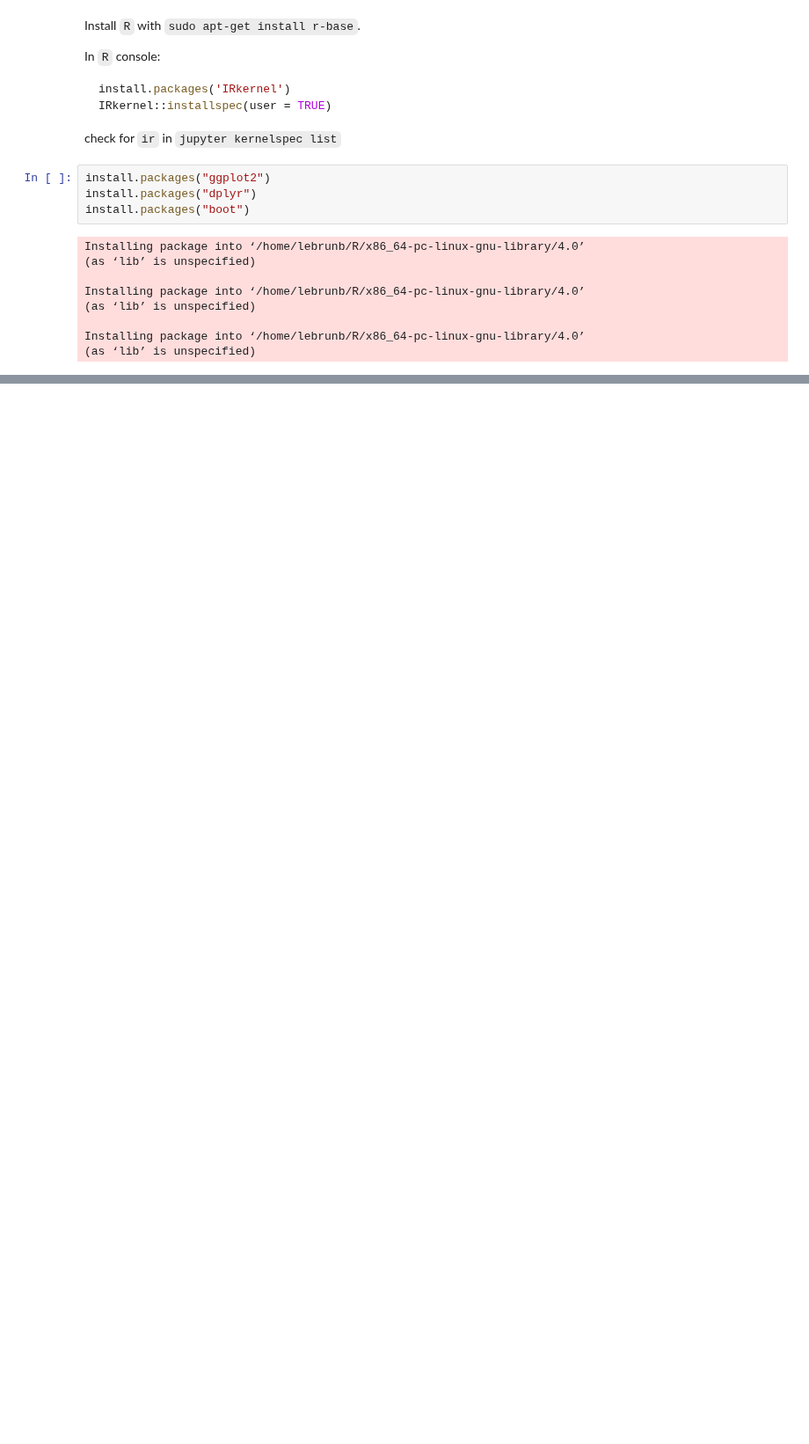
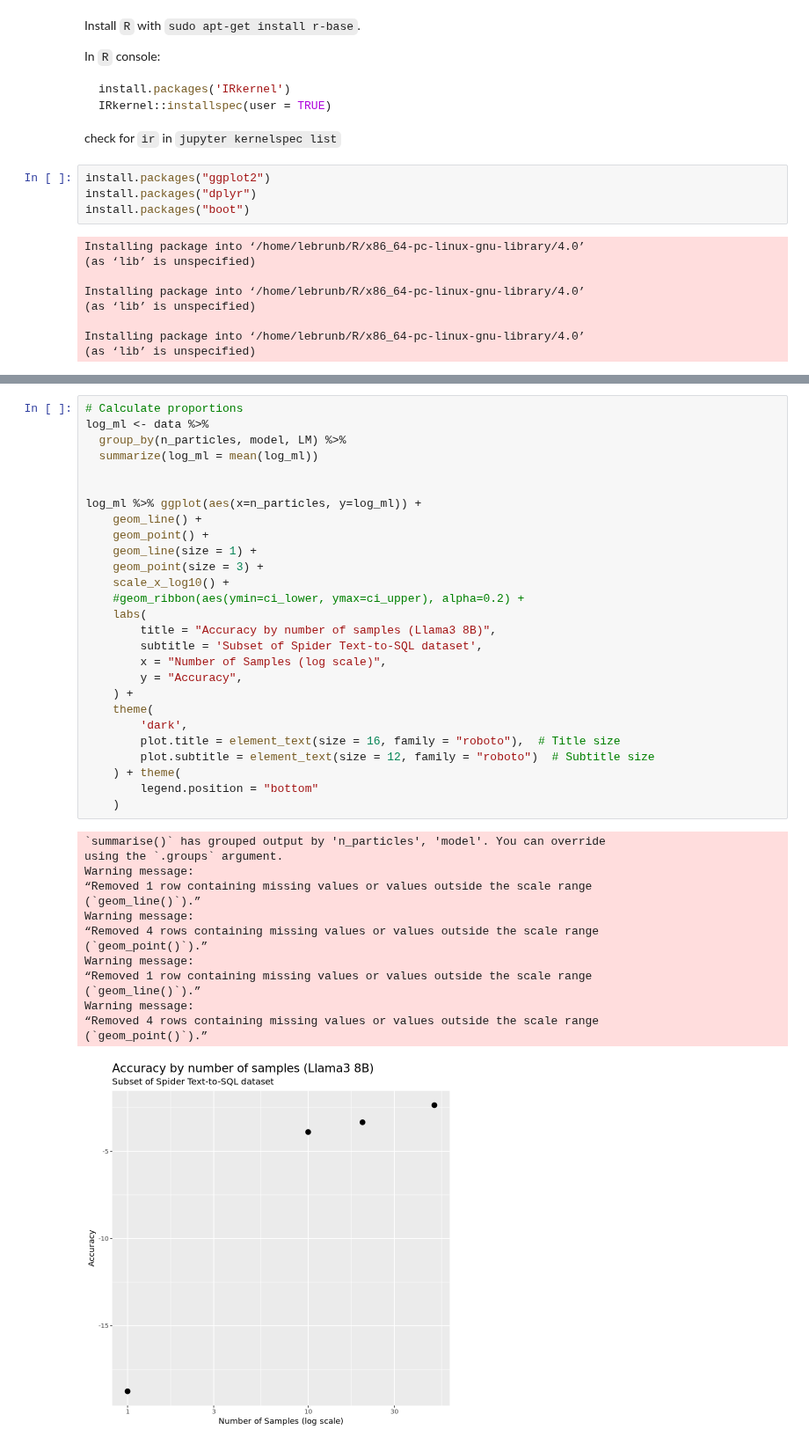
Before and after one commit to chi-collective/genparse, a Jupyter notebook: bench/ben_experiments/spider_subset/analysis/analysis.ipynb, the cells around one changed output, grey strips where cells are left out. Shown at 88% size. Drawn from its saved outputs; the diff is of its cells as text; blank space fills up the shorter version.

```diff
--- a/bench/ben_experiments/spider_subset/analysis/analysis.ipynb
+++ b/bench/ben_experiments/spider_subset/analysis/analysis.ipynb
@@ -63,0 +219,43 @@ ERROR: Error in file(file, "rt"): cannot open the connection
+# %%
+# Calculate proportions
+log_ml <- data %>%
+  group_by(n_particles, model, LM) %>%
+  summarize(log_ml = mean(log_ml))
+
+
+log_ml %>% ggplot(aes(x=n_particles, y=log_ml)) +
+    geom_line() +
+    geom_point() +
+    geom_line(size = 1) +
+    geom_point(size = 3) +
+    scale_x_log10() +
+    #geom_ribbon(aes(ymin=ci_lower, ymax=ci_upper), alpha=0.2) +
+    labs(
+        title = "Accuracy by number of samples (Llama3 8B)",
+        subtitle = 'Subset of Spider Text-to-SQL dataset',
+        x = "Number of Samples (log scale)",
+        y = "Accuracy",
+    ) +
+    theme(
+        'dark',
+        plot.title = element_text(size = 16, family = "roboto"),  # Title size
+        plot.subtitle = element_text(size = 12, family = "roboto")  # Subtitle size
+    ) + theme(
+        legend.position = "bottom"
+    )
+# %% [output]
+`summarise()` has grouped output by 'n_particles', 'model'. You can override
+using the `.groups` argument.
+Warning message:
+“Removed 1 row containing missing values or values outside the scale range
+(`geom_line()`).”
+Warning message:
+“Removed 4 rows containing missing values or values outside the scale range
+(`geom_point()`).”
+Warning message:
+“Removed 1 row containing missing values or values outside the scale range
+(`geom_line()`).”
+Warning message:
+“Removed 4 rows containing missing values or values outside the scale range
+(`geom_point()`).”
+[figure, added]
```
Also changed, not shown: parts of 8 cells of this notebook, 2 other files.
